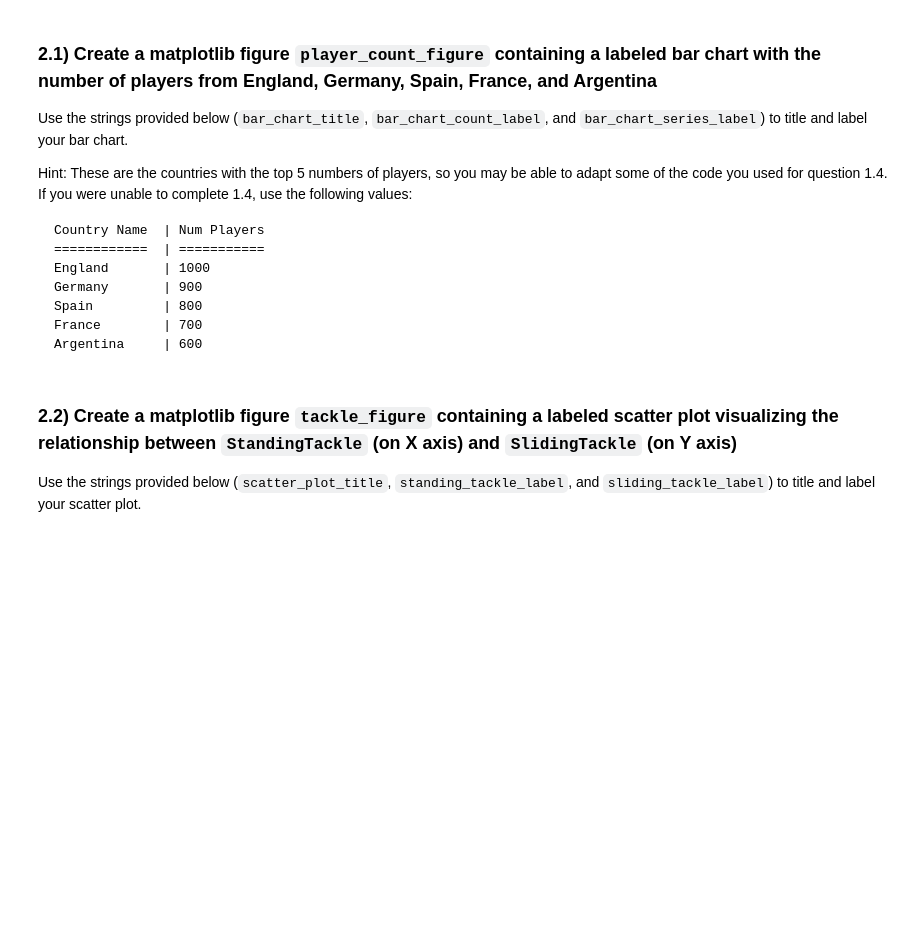
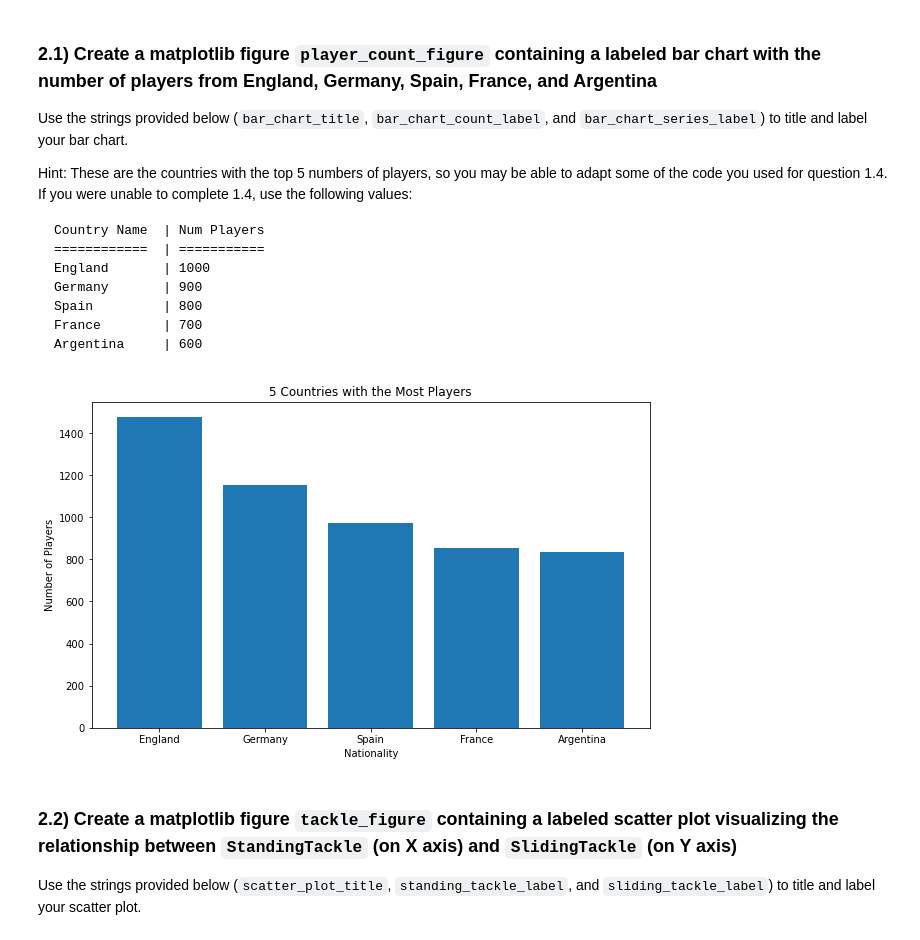
Before and after one commit to mduncan23/ntl01-dtsc-live-103122, a Jupyter notebook: 1Phase/CodeChallenge/index.ipynb, the cells around one changed output. Cells and saved outputs as stored; diff of their text form; code cells hidden in the pictures; blank space fills up the shorter version.

```diff
--- a/1Phase/CodeChallenge/index.ipynb
+++ b/1Phase/CodeChallenge/index.ipynb
@@ -64,7 +44,7 @@ The `'Release Clause'` variable contains prices denominated in Euros. Use the ex
 # CodeGrade step1.2
 # Replace None with appropriate code
 
-df['Release Clause'] = None
+df['Release Clause'] = df['Release Clause'] * 1.2
 # %% [markdown]
 ### 1.3) Drop rows from `df` with missing values for the `'Release Clause'` feature.
 
@@ -73,7 +53,7 @@ Make sure that `df` remains the name of the dataset with the dropped rows.
 # CodeGrade step1.3
 # Replace None with appropriate code
 
-df = None
+df = df.dropna(subset=['Release Clause'])
 # %% [markdown]
 ### 1.4) Create a list `top_10_countries` containing the names of the 10 countries with the most players (using the `'Nationality'` column).
 
@@ -112,24 +92,29 @@ Argentina     | 600
 # %%
 # CodeGrade step2.1
 # Replace None with appropriate code
 
 bar_chart_countries = ['England', 'Germany', 'Spain', 'France', 'Argentina']
 
 bar_chart_title = '5 Countries with the Most Players'
 bar_chart_count_label = 'Number of Players'
 bar_chart_series_label = 'Nationality'
 
 
 
-top_5_countries = None
+top_5_countries = list(df.Nationality.value_counts().index[:5])
 
 player_count_figure, ax = plt.subplots(figsize=(10, 6))
 
 
-labels = None
-values = None
+labels = top_5_countries
+values = list(df.Nationality.value_counts().head(5))
 
 ax.bar(labels, values)
+ax.set_title(bar_chart_title)
+ax.set_ylabel(bar_chart_count_label)
+ax.set_xlabel(bar_chart_series_label);
+# %% [output]
+[figure, added]
 # %% [markdown]
 ### 2.2) Create a matplotlib figure `tackle_figure` containing a labeled scatter plot visualizing the relationship between `StandingTackle` (on X axis) and `SlidingTackle` (on Y axis)
 
```
Also changed, not shown: parts of 9 cells of this notebook.
